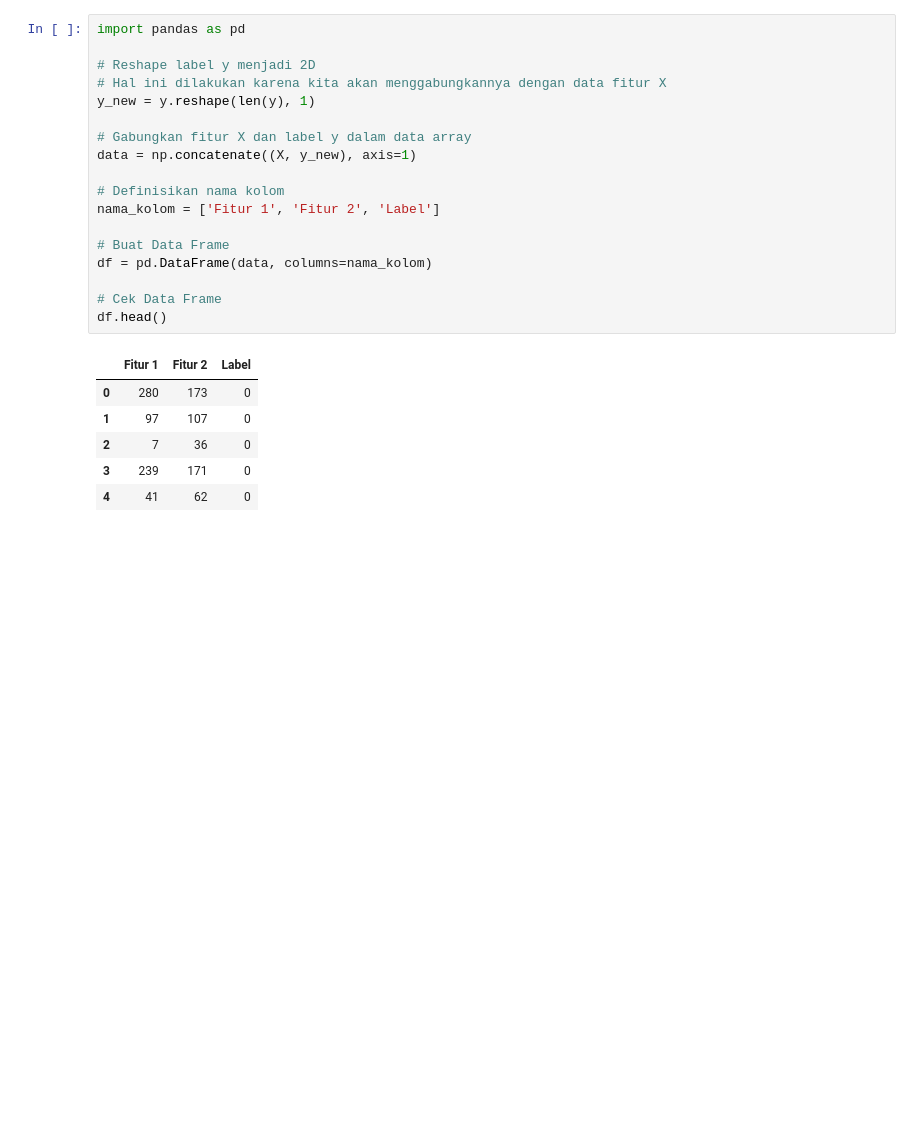
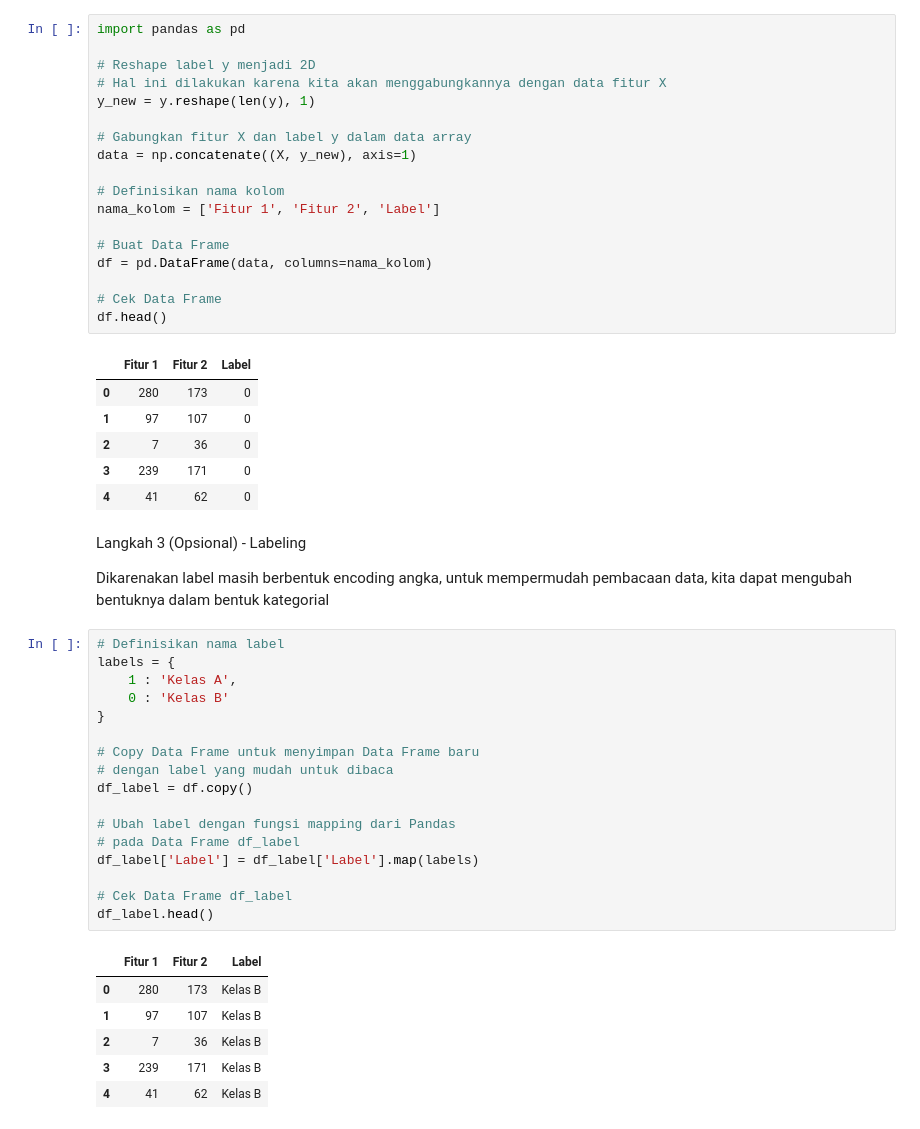
Before and after one commit to ErikRidhoFirm/Pembelajaran-Mesin_Ganjil_2025, a Jupyter notebook: Pembalajaran_Mesin_Praktikum10.ipynb, the cells around one changed output. Saved outputs shown, nothing was run; the diff lists cells and outputs as text; blank space fills up the shorter version.

Commit message:
Langkah 3 (Opsional) - Labeling

```diff
--- a/Pembalajaran_Mesin_Praktikum10.ipynb
+++ b/Pembalajaran_Mesin_Praktikum10.ipynb
@@ -208,3 +208,31 @@ df.head()
 | 2 | 7 | 36 | 0 |
 | 3 | 239 | 171 | 0 |
 | 4 | 41 | 62 | 0 |
+# %% [markdown]
+Langkah 3 (Opsional) - Labeling
+
+Dikarenakan label masih berbentuk encoding angka, untuk mempermudah pembacaan data, kita dapat mengubah bentuknya dalam bentuk kategorial
+# %%
+# Definisikan nama label
+labels = {
+    1 : 'Kelas A',
+    0 : 'Kelas B'
+}
+
+# Copy Data Frame untuk menyimpan Data Frame baru
+# dengan label yang mudah untuk dibaca
+df_label = df.copy()
+
+# Ubah label dengan fungsi mapping dari Pandas
+# pada Data Frame df_label
+df_label['Label'] = df_label['Label'].map(labels)
+
+# Cek Data Frame df_label
+df_label.head()
+# %% [output]
+|  | Fitur 1 | Fitur 2 | Label |
+| 0 | 280 | 173 | Kelas B |
+| 1 | 97 | 107 | Kelas B |
+| 2 | 7 | 36 | Kelas B |
+| 3 | 239 | 171 | Kelas B |
+| 4 | 41 | 62 | Kelas B |
```
